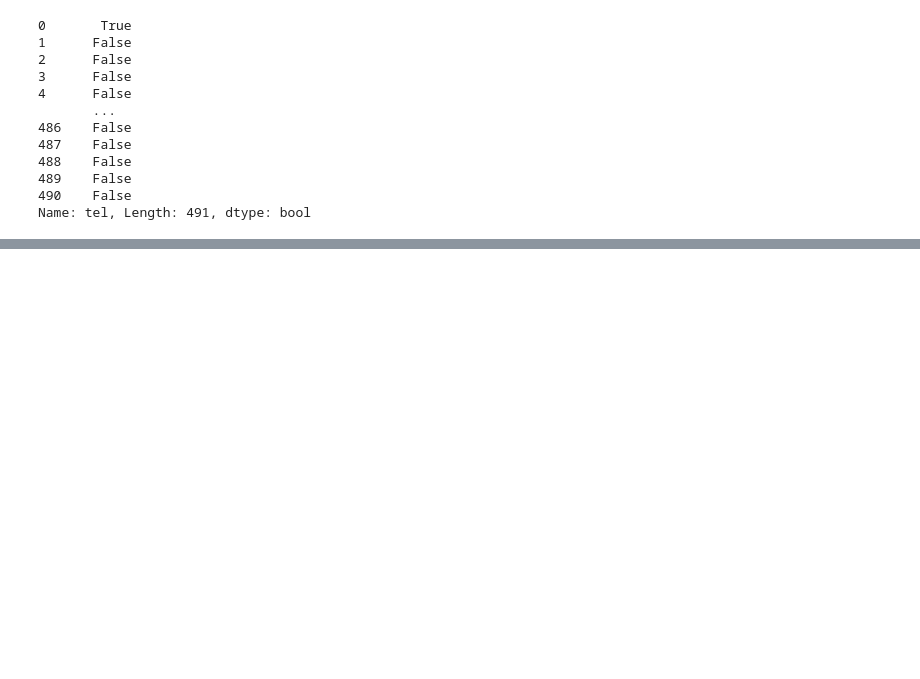
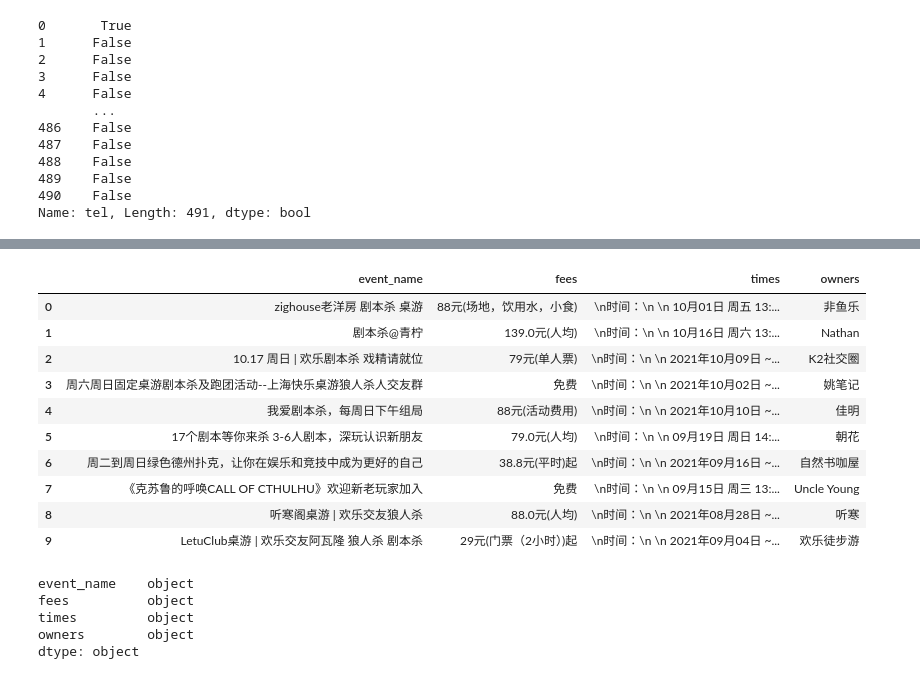
Before and after one commit to TingyuZheng/desktop-tutorial, a Jupyter notebook: assignment4/assignment4.ipynb, the cells around one changed output, grey strips where cells are left out. Saved outputs shown, nothing was run; the diff lists cells and outputs as text; code cells hidden in the pictures; blank space fills up the shorter version.

```diff
--- a/assignment4/assignment4.ipynb
+++ b/assignment4/assignment4.ipynb
@@ -214,3 +218,7 @@ df[df['tel'].isnull()]
 | 459 | B0H617PTE2 | 犬儒推理馆 | 121.423690,31.210968 | 上海市 | 上海市 | 长宁区 | 定西路1016号银统大厦北楼20楼B | 体育休闲服务;娱乐场所;娱乐场所 | NaN | NaN |
 | 467 | B0GKHX74BH | 有间实景娱乐(长风大悦城店) | 121.394175,31.221205 | 上海市 | 上海市 | 普陀区 | 中江路北岸长风K栋503号 | 体育休闲服务;娱乐场所;娱乐场所 | NaN | NaN |
 | 468 | B0GKFSMGDN | SJ Club(探案馆) | 121.466747,31.267386 | 上海市 | 上海市 | 静安区 | 创意108广场银座511 | 体育休闲服务;娱乐场所;酒吧 | NaN | NaN |
+# %%
+import numpy as np
+a = np.arange(0.0,40.0,10.0)
+print(a)
@@ -216,0 +227,13 @@ df[df['tel'].isnull()]
+# %%
+from urllib.request import urlopen
+from bs4 import BeautifulSoup
+from urllib.request import urlopen, Request
+import pandas as pd
+
+for i in a:
+    url = "https://shanghai.douban.com/events/week-1405?start="+str(i)
+    headers = {'User-Agent': 'Mozilla/5.0 (Windows NT 10.0; Win64; x64) AppleWebKit/537.36 (KHTML, like Gecko) Chrome/67.0.3396.99 Safari/537.36'}
+    ret = Request(url, headers=headers)
+    res = urlopen(ret)
+    aa = res.read().decode('utf-8')
+    print(aa)
@@ -216,0 +258,56 @@ df[df['tel'].isnull()]
+# %%
+titles = []
+times = []
+fees = []
+owners = []
+
+soup = BeautifulSoup(aa,'html.parser')
+for item in soup.findAll("div", attrs={"class":"info"}):
+    title=item.find("span",attrs={"itemprop":"summary"})
+    time = item.find("li",attrs={"class":"event-time"})
+    fee =item.strong
+    owner=item.find("a",attrs={"target":"db-event-owner"})
+    if title != None:
+        if title != None:
+            titles.append(title.text)
+        else:
+            owners.append(None)
+        if time != None:
+            times.append(time.text)
+        else:
+            owners.append(None)
+        if fee != None:
+            fees.append(fee.text)
+        else:
+            owners.append(None)
+        if owner != None:
+            owners.append(owner.text)
+        else:
+            owners.append(None)
+
+#print(titles)
+#print(times)
+#print(fees)
+#print(owners)
+df1=pd.DataFrame({"event_name":titles,"fees":fees, "times":times, "owners":owners})
+df1
+# %% [output]
+|  | event_name | fees | times | owners |
+| 0 | zighouse老洋房 剧本杀 桌游 | 88元(场地，饮用水，小食) | \n时间：\n \n 10月01日 周五 13:... | 非鱼乐 |
+| 1 | 剧本杀@青柠 | 139.0元(人均) | \n时间：\n \n 10月16日 周六 13:... | Nathan |
+| 2 | 10.17 周日 | 欢乐剧本杀 戏精请就位 | 79元(单人票) | \n时间：\n \n 2021年10月09日 ~... | K2社交圈 |
+| 3 | 周六周日固定桌游剧本杀及跑团活动--上海快乐桌游狼人杀人交友群 | 免费 | \n时间：\n \n 2021年10月02日 ~... | 姚笔记 |
+| 4 | 我爱剧本杀，每周日下午组局 | 88元(活动费用) | \n时间：\n \n 2021年10月10日 ~... | 佳明 |
+| 5 | 17个剧本等你来杀 3-6人剧本，深玩认识新朋友 | 79.0元(人均) | \n时间：\n \n 09月19日 周日 14:... | 朝花 |
+| 6 | 周二到周日绿色德州扑克，让你在娱乐和竞技中成为更好的自己 | 38.8元(平时)起 | \n时间：\n \n 2021年09月16日 ~... | 自然书咖屋 |
+| 7 | 《克苏鲁的呼唤CALL OF CTHULHU》欢迎新老玩家加入 | 免费 | \n时间：\n \n 09月15日 周三 13:... | Uncle Young |
+| 8 | 听寒阁桌游 | 欢乐交友狼人杀 | 88.0元(人均) | \n时间：\n \n 2021年08月28日 ~... | 听寒 |
+| 9 | LetuClub桌游 | 欢乐交友阿瓦隆 狼人杀 剧本杀 | 29元(门票（2小时）)起 | \n时间：\n \n 2021年09月04日 ~... | 欢乐徒步游 |
+# %%
+df1.dtypes
+# %% [output]
+event_name    object
+fees          object
+times         object
+owners        object
+dtype: object
```
Also changed, not shown: parts of 10 cells of this notebook, 3 other files.
